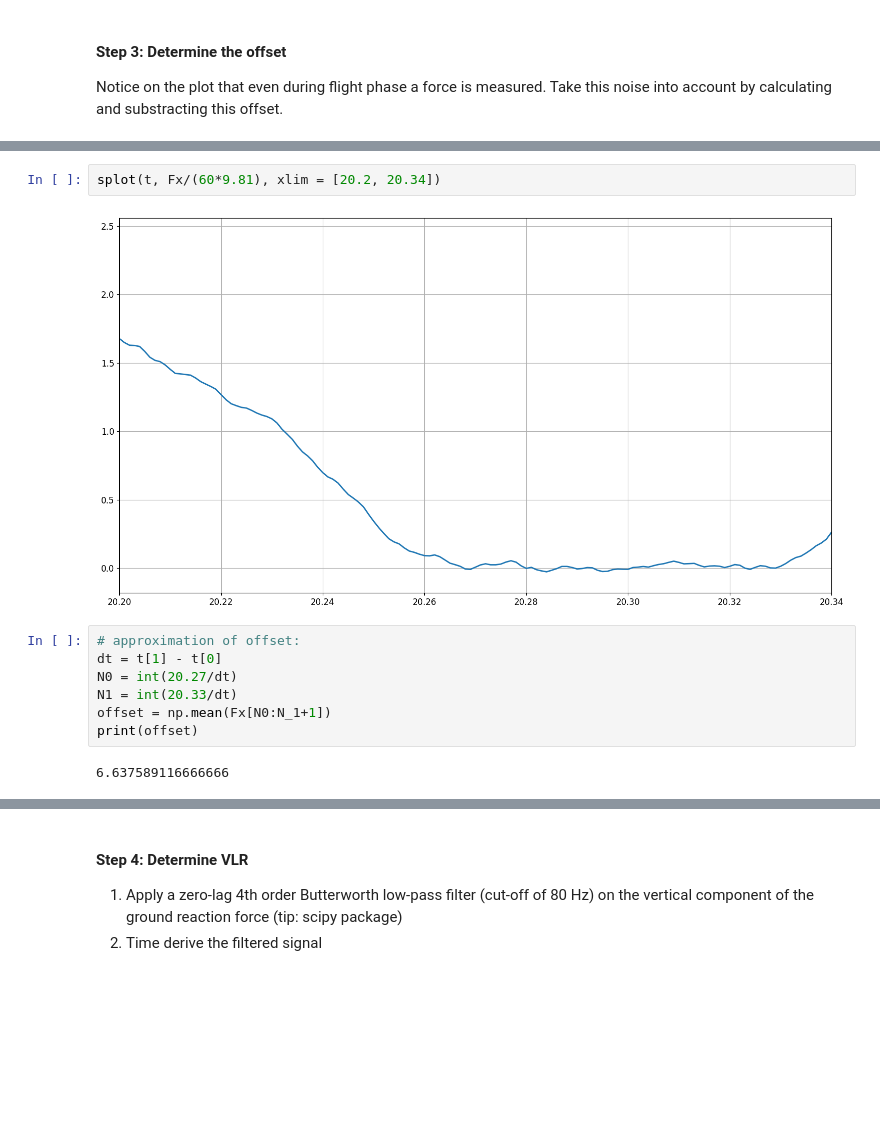
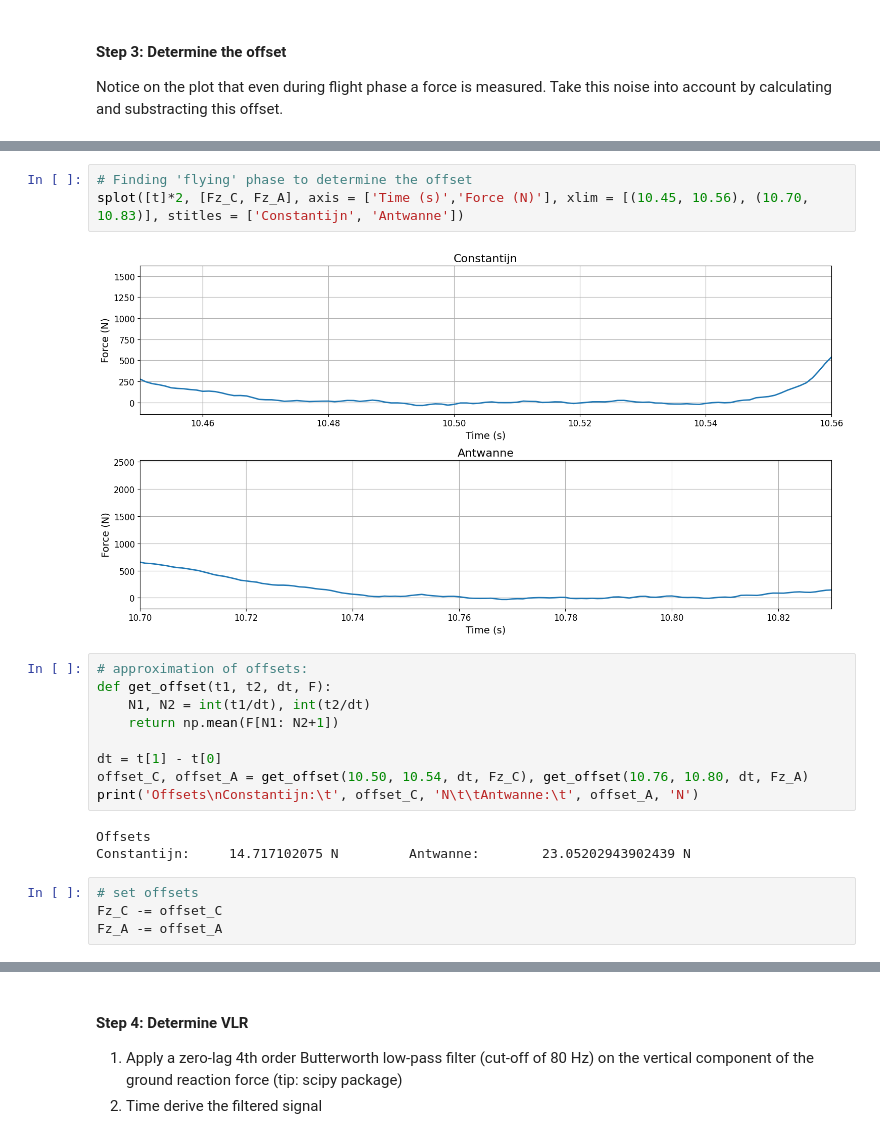
Before and after one commit to mrcocolinho/Biomechanics, a Jupyter notebook: SportBiomechanics_Assignment_JupyterNotebook.ipynb, the cells around one changed output, grey strips where cells are left out. Cells and saved outputs as stored; diff of their text form; blank space fills up the shorter version.

```diff
--- a/SportBiomechanics_Assignment_JupyterNotebook.ipynb
+++ b/SportBiomechanics_Assignment_JupyterNotebook.ipynb
@@ -137,14 +142,22 @@ Notice on the plot that even during flight phase a force is measured. Take this
 We approximate the offset by avaraging the mean values of the $VGRF$ at a specific swing phase. Here, we take the swing phase at $t_0 = 20.26$ unitil $t_1 = 20.33$.
-# %%
-splot(t, Fx/(60*9.81), xlim = [20.2, 20.34])
-# %% [output]
-[figure, removed]
-# %%
-# approximation of offset:
-dt = t[1] - t[0]
-N0 = int(20.27/dt)
-N1 = int(20.33/dt)
-offset = np.mean(Fx[N0:N_1+1])
-print(offset)
-# %% [output]
-6.637589116666666
+# %%
+# Finding 'flying' phase to determine the offset
+splot([t]*2, [Fz_C, Fz_A], axis = ['Time (s)','Force (N)'], xlim = [(10.45, 10.56), (10.70, 10.83)], stitles = ['Constantijn', 'Antwanne'])
+# %% [output]
+[figure, added]
+# %%
+# approximation of offsets:
+def get_offset(t1, t2, dt, F):
+    N1, N2 = int(t1/dt), int(t2/dt)
+    return np.mean(F[N1: N2+1])
+
+dt = t[1] - t[0]
+offset_C, offset_A = get_offset(10.50, 10.54, dt, Fz_C), get_offset(10.76, 10.80, dt, Fz_A)
+print('Offsets\nConstantijn:\t', offset_C, 'N\t\tAntwanne:\t', offset_A, 'N')
+# %% [output]
+Offsets
+Constantijn:     14.717102075 N         Antwanne:        23.05202943902439 N
+# %%
+# set offsets
+Fz_C -= offset_C
+Fz_A -= offset_A
```
Also changed, not shown: parts of 7 cells of this notebook.
